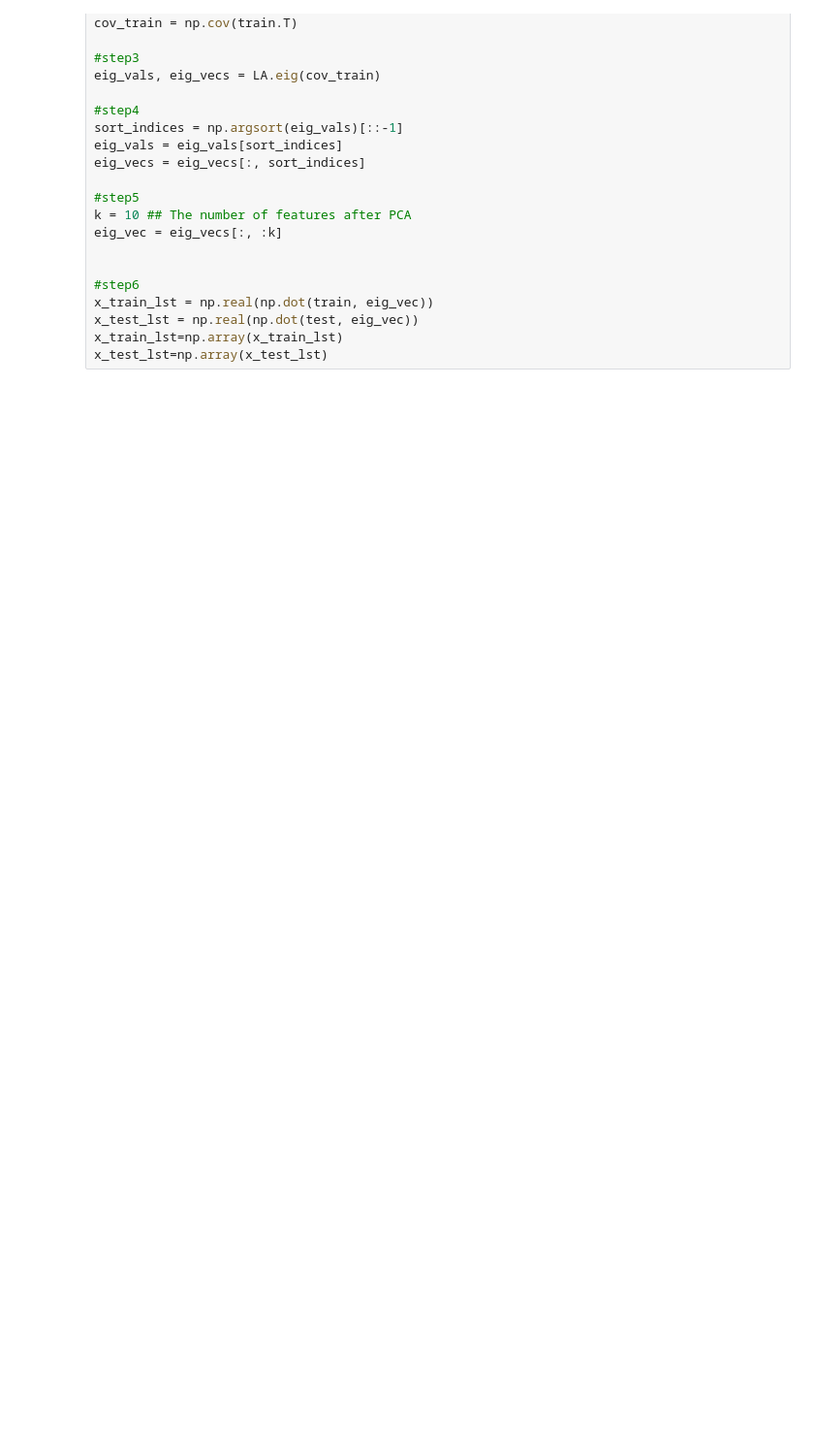
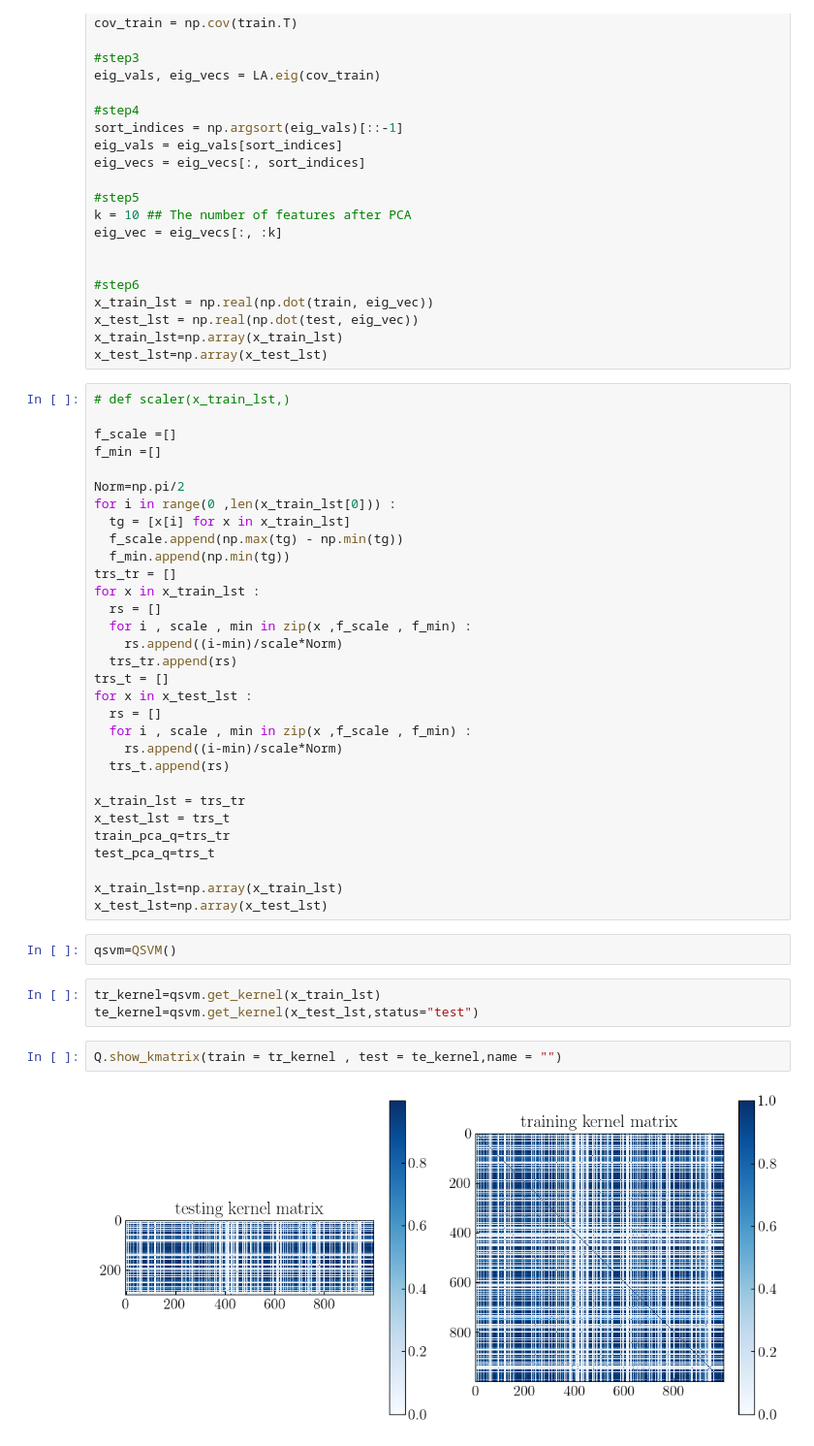
Before and after one commit to qazwsx351789/Analog-QSVM, a Jupyter notebook: qsvm/test.ipynb, the cells around one changed output. Shown at 97% size. Cells and saved outputs as stored; diff of their text form; blank space fills up the shorter version.

Commit message:
finish the prototype of QSVM with class

```diff
--- a/qsvm/test.ipynb
+++ b/qsvm/test.ipynb
@@ -260,3 +265,43 @@ x_train_lst = np.real(np.dot(train, eig_vec))
 x_test_lst = np.real(np.dot(test, eig_vec))
 x_train_lst=np.array(x_train_lst)
 x_test_lst=np.array(x_test_lst)
+# %%
+# def scaler(x_train_lst,)
+
+f_scale =[]
+f_min =[]
+
+Norm=np.pi/2
+for i in range(0 ,len(x_train_lst[0])) :
+  tg = [x[i] for x in x_train_lst]
+  f_scale.append(np.max(tg) - np.min(tg))
+  f_min.append(np.min(tg))
+trs_tr = []
+for x in x_train_lst :
+  rs = []
+  for i , scale , min in zip(x ,f_scale , f_min) :
+    rs.append((i-min)/scale*Norm)
+  trs_tr.append(rs)
+trs_t = []
+for x in x_test_lst :
+  rs = []
+  for i , scale , min in zip(x ,f_scale , f_min) :
+    rs.append((i-min)/scale*Norm)
+  trs_t.append(rs)
+
+x_train_lst = trs_tr
+x_test_lst = trs_t
+train_pca_q=trs_tr
+test_pca_q=trs_t
+
+x_train_lst=np.array(x_train_lst)
+x_test_lst=np.array(x_test_lst)
+# %%
+qsvm=QSVM()
+# %%
+tr_kernel=qsvm.get_kernel(x_train_lst)
+te_kernel=qsvm.get_kernel(x_test_lst,status="test")
+# %%
+Q.show_kmatrix(train = tr_kernel , test = te_kernel,name = "")
+# %% [output]
+[figure, added]
```
Also changed, not shown: parts of 9 cells of this notebook, 2 other files.
